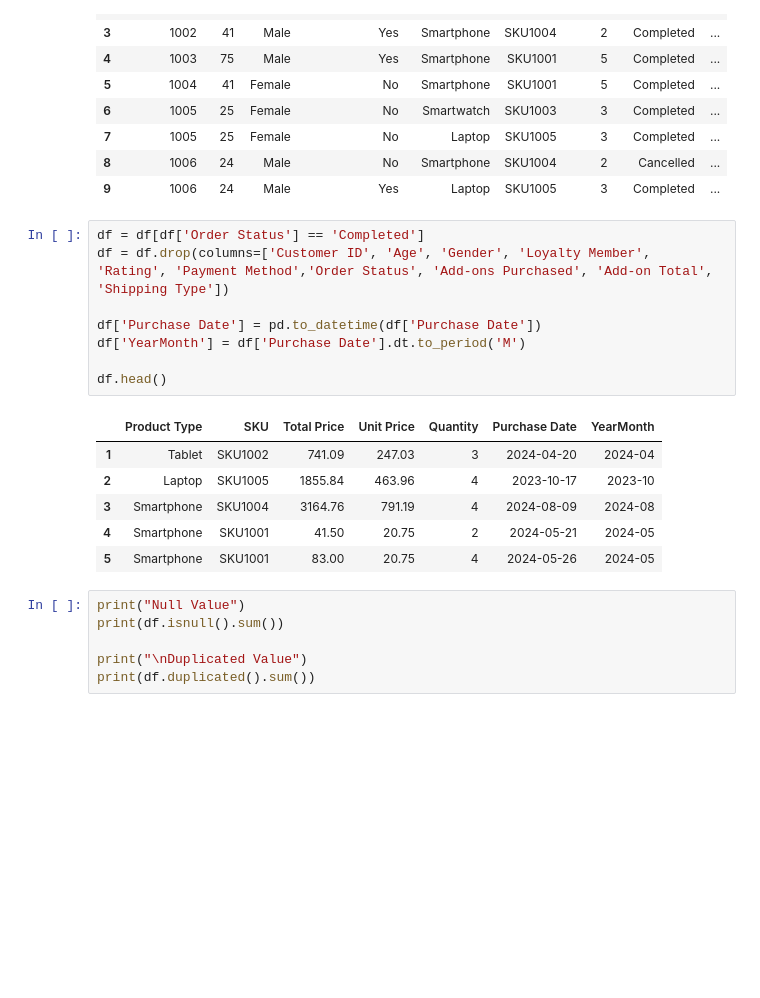
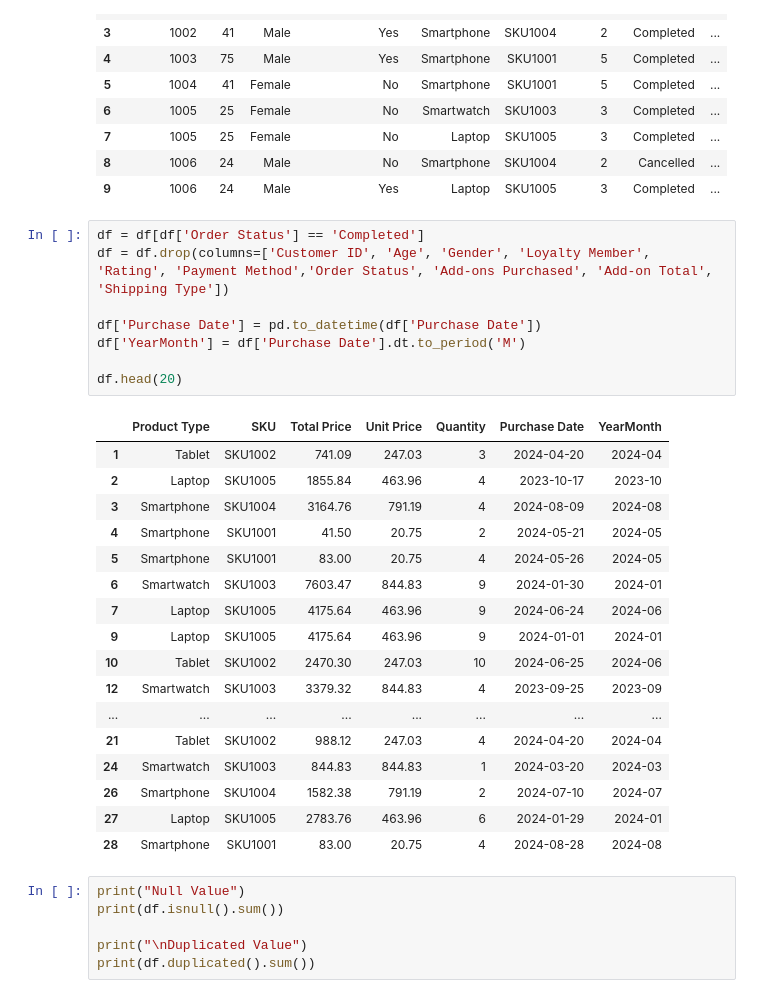
Before and after one commit to Arjuna-Ragil/GDKB-BI, a Jupyter notebook: data.ipynb, the cells around one changed output. Saved outputs shown, nothing was run; the diff lists cells and outputs as text; blank space fills up the shorter version.

```diff
--- a/data.ipynb
+++ b/data.ipynb
@@ -39,18 +39,29 @@ None
 # %%
 df = df[df['Order Status'] == 'Completed']
 df = df.drop(columns=['Customer ID', 'Age', 'Gender', 'Loyalty Member', 'Rating', 'Payment Method','Order Status', 'Add-ons Purchased', 'Add-on Total', 'Shipping Type'])
 
 df['Purchase Date'] = pd.to_datetime(df['Purchase Date'])
 df['YearMonth'] = df['Purchase Date'].dt.to_period('M')
 
-df.head()
+df.head(20)
 # %% [output]
 |  | Product Type | SKU | Total Price | Unit Price | Quantity | Purchase Date | YearMonth |
 | 1 | Tablet | SKU1002 | 741.09 | 247.03 | 3 | 2024-04-20 | 2024-04 |
 | 2 | Laptop | SKU1005 | 1855.84 | 463.96 | 4 | 2023-10-17 | 2023-10 |
 | 3 | Smartphone | SKU1004 | 3164.76 | 791.19 | 4 | 2024-08-09 | 2024-08 |
 | 4 | Smartphone | SKU1001 | 41.50 | 20.75 | 2 | 2024-05-21 | 2024-05 |
 | 5 | Smartphone | SKU1001 | 83.00 | 20.75 | 4 | 2024-05-26 | 2024-05 |
+| 6 | Smartwatch | SKU1003 | 7603.47 | 844.83 | 9 | 2024-01-30 | 2024-01 |
+| 7 | Laptop | SKU1005 | 4175.64 | 463.96 | 9 | 2024-06-24 | 2024-06 |
+| 9 | Laptop | SKU1005 | 4175.64 | 463.96 | 9 | 2024-01-01 | 2024-01 |
+| 10 | Tablet | SKU1002 | 2470.30 | 247.03 | 10 | 2024-06-25 | 2024-06 |
+| 12 | Smartwatch | SKU1003 | 3379.32 | 844.83 | 4 | 2023-09-25 | 2023-09 |
+| ... | ... | ... | ... | ... | ... | ... | ... |
+| 21 | Tablet | SKU1002 | 988.12 | 247.03 | 4 | 2024-04-20 | 2024-04 |
+| 24 | Smartwatch | SKU1003 | 844.83 | 844.83 | 1 | 2024-03-20 | 2024-03 |
+| 26 | Smartphone | SKU1004 | 1582.38 | 791.19 | 2 | 2024-07-10 | 2024-07 |
+| 27 | Laptop | SKU1005 | 2783.76 | 463.96 | 6 | 2024-01-29 | 2024-01 |
+| 28 | Smartphone | SKU1001 | 83.00 | 20.75 | 4 | 2024-08-28 | 2024-08 |
 # %%
 print("Null Value")
 print(df.isnull().sum())
```
Also changed, not shown: parts of 6 cells of this notebook, 2 other files.
